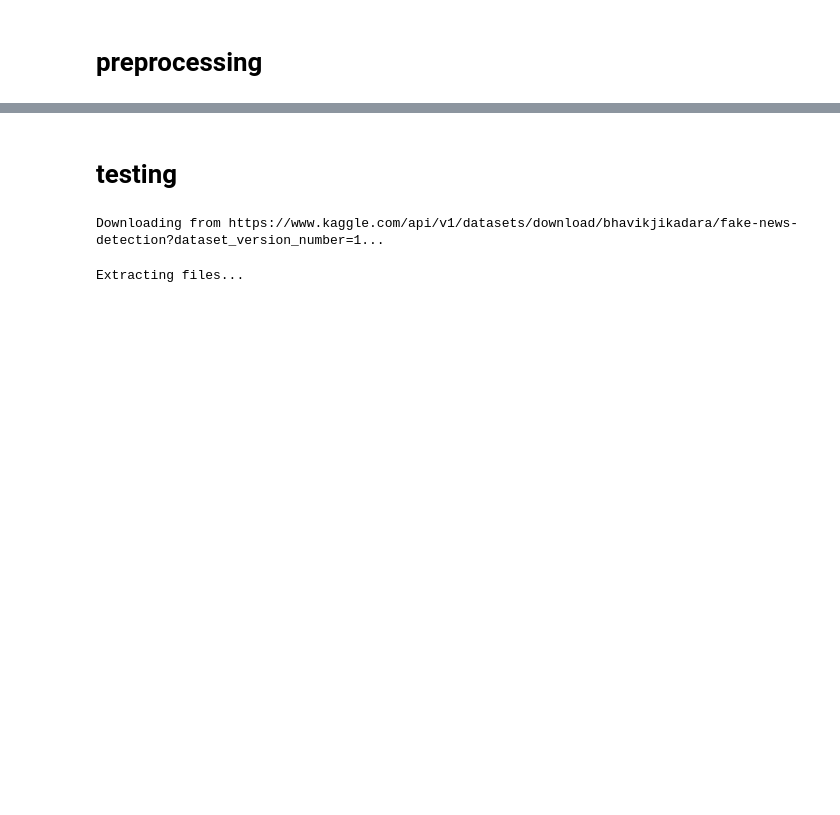
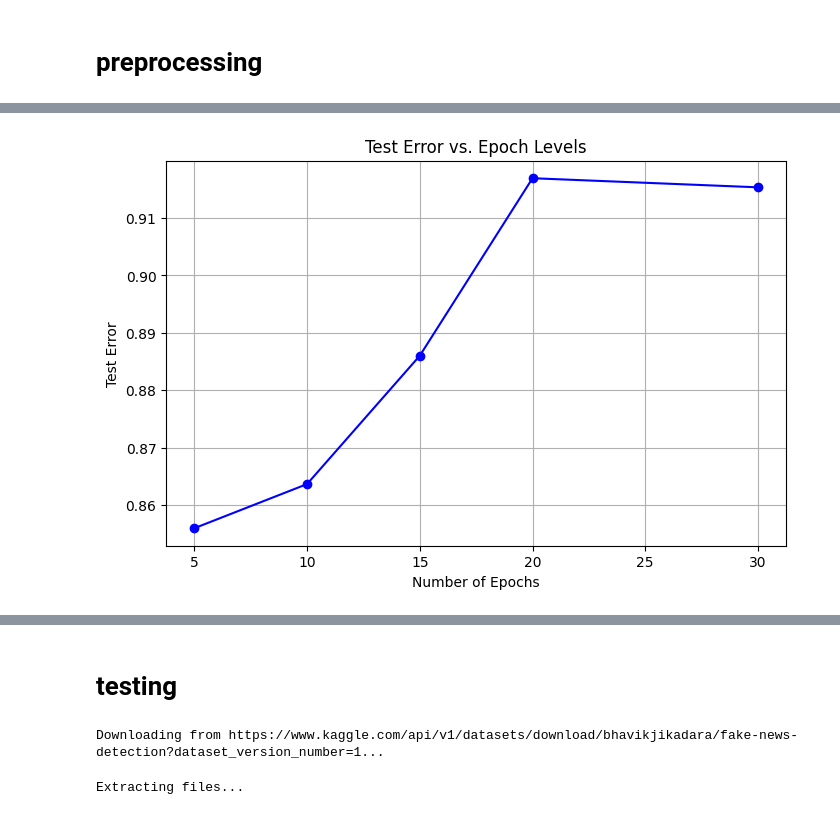
Before and after one commit to ronakjain1234/DataScienceLabFinalProject, a Jupyter notebook: DataPreprocessing/NN.ipynb, the cells around one changed output, grey strips where cells are left out. Cells and saved outputs as stored; diff of their text form; code cells hidden in the pictures; blank space fills up the shorter version.

Commit message:
Added a more complex model

```diff
--- a/DataPreprocessing/NN.ipynb
+++ b/DataPreprocessing/NN.ipynb
@@ -98,0 +106,4 @@ df.head()
+# %%
+df['flesch_reading_ease'] = df['article'].apply(lambda x: textstat.flesch_reading_ease(str(x)))
+df['exclamation_count'] = df['article'].apply(lambda x: str(x).count('!'))
+df['question_count'] = df['article'].apply(lambda x: str(x).count('?'))
@@ -131,7 +145,7 @@ def vectorize(text, maxFeats, ngram):
 
 # Load data
 X_train, X_test, y_train, y_test = train_test_split(
-    df[['article','sentiment_polarity','sentiment_subjectivity']], df['label'],
+    df[['article','sentiment_polarity','sentiment_subjectivity','word_count','char_count','avg_word_length','sentence_count','unique_word_count','flesch_reading_ease','exclamation_count','question_count']], df['label'],
     test_size=0.2, random_state=42, stratify=df['label']
 )
 
@@ -142,25 +156,11 @@ X_test_processed = X_test['article'].apply(preprocess_text)
 # Vectorize data
 X_train_vectorized, vectorizer = vectorize(X_train_processed, 2000, (1,1))
 X_test_vectorized = vectorizer.transform(X_test_processed)
-
-# Train model
-#model = RandomForestClassifier()
-#model.fit(X_train_vectorized, y_train)
-
-# Predict and evaluate on test set
-#y_pred = model.predict(X_test_vectorized)
-#print(classification_report(y_test, y_pred))
-#print(f"Test Set Accuracy: {accuracy_score(y_test, y_pred)}")
-
-# # Cross-validation
-# scores = cross_val_score(model, X_train_vectorized, y_train, cv=5, scoring='accuracy')
-# print("Cross-validation Accuracies:", scores)
-# print("Average Accuracy:", scores.mean())
 # %%
 train_vectorized_df = pd.DataFrame(X_train_vectorized)
-X_train_df = pd.concat([train_vectorized_df.reset_index(drop=True), X_train[['sentiment_polarity', 'sentiment_subjectivity']].reset_index(drop=True)], axis=1)
+X_train_df = pd.concat([train_vectorized_df.reset_index(drop=True), X_train[['sentiment_polarity', 'sentiment_subjectivity','word_count','char_count','avg_word_length','sentence_count','unique_word_count','flesch_reading_ease','exclamation_count','question_count']].reset_index(drop=True)], axis=1)
 test_vectorized_df = pd.DataFrame(X_test_vectorized)
-X_test_df = pd.concat([test_vectorized_df.reset_index(drop=True), X_test[['sentiment_polarity', 'sentiment_subjectivity']].reset_index(drop=True)], axis=1)
+X_test_df = pd.concat([test_vectorized_df.reset_index(drop=True), X_test[['sentiment_polarity', 'sentiment_subjectivity','word_count','char_count','avg_word_length','sentence_count','unique_word_count','flesch_reading_ease','exclamation_count','question_count']].reset_index(drop=True)], axis=1)
 # %%
 import torch
 import torch.nn as nn
@@ -173,7 +173,7 @@ train_sparse_matrix = vstack(X_train_df.iloc[:,0])
 train_dense_array = train_sparse_matrix.toarray()
 train_tensor_dense_array = torch.tensor(train_dense_array,dtype=torch.float32)
 
-train_numeric_df = X_train_df[['sentiment_polarity', 'sentiment_subjectivity']]
+train_numeric_df = X_train_df[['sentiment_polarity', 'sentiment_subjectivity','word_count','char_count','avg_word_length','sentence_count','unique_word_count','flesch_reading_ease','exclamation_count','question_count']]
 train_data_array = train_numeric_df.to_numpy()
 train_data_tensor = torch.tensor(train_data_array,dtype=torch.float32)
 ## Need to add train_data_tensor to the end of train_tensor_dense_array
@@ -185,7 +185,7 @@ test_sparse_matric = vstack(X_test_df.iloc[:,0])
 test_dense_array = test_sparse_matric.toarray()
 test_tensor_dense_array = torch.tensor(test_dense_array,dtype=torch.float32)
 
-test_numeric_df = X_test_df[['sentiment_polarity', 'sentiment_subjectivity']]
+test_numeric_df = X_test_df[['sentiment_polarity', 'sentiment_subjectivity','word_count','char_count','avg_word_length','sentence_count','unique_word_count','flesch_reading_ease','exclamation_count','question_count']]
 test_data_array = test_numeric_df.to_numpy()
 test_data_tensor = torch.tensor(test_data_array,dtype=torch.float32)
 
@@ -284,0 +270,11 @@ Test Accuracy: 0.9484
+# %%
+import matplotlib.pyplot as plt
+plt.figure(figsize=(8, 5))
+plt.plot(epoch_levels, accuracy_values, marker='o', linestyle='-', color='b')
+plt.title('Test Error vs. Epoch Levels')
+plt.xlabel('Number of Epochs')
+plt.ylabel('Test Error')
+plt.grid()
+plt.show()
+# %% [output]
+[figure, added]
```
Also changed, not shown: parts of 10 cells of this notebook.
